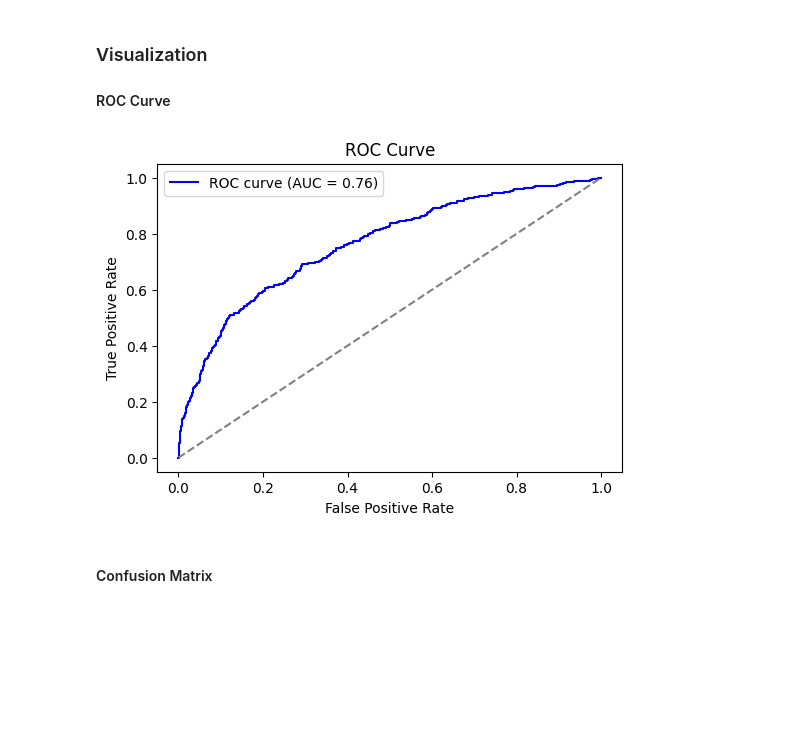
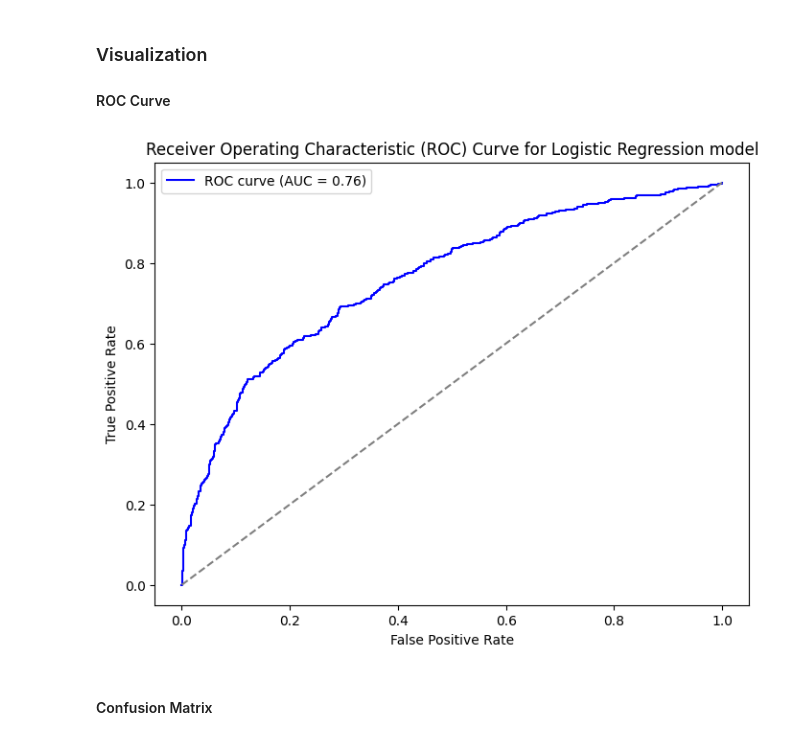
Before and after one commit to ghsaberr/customer-churn-prediction, a Jupyter notebook: customer-churn-prediction.ipynb, the cells around one changed output. Saved outputs shown, nothing was run; the diff lists cells and outputs as text; code cells hidden in the pictures; blank space fills up the shorter version.

```diff
--- a/customer-churn-prediction.ipynb
+++ b/customer-churn-prediction.ipynb
@@ -588,17 +588,17 @@ Matthews Correlation Coefficient: 0.3131
 # %%
 fpr, tpr, _ = roc_curve(y_test, y_pred_prob_lr)
 roc_auc = auc(fpr, tpr)
 
-plt.figure(figsize=(6,4))
+plt.figure(figsize=(8,6))
 plt.plot(fpr, tpr, label=f'ROC curve (AUC = {roc_auc:.2f})', color='blue')
-plt.plot([0, 1], [0, 1], linestyle='--', color='gray')  # خط مرجع
+plt.plot([0, 1], [0, 1], linestyle='--', color='gray')  # Baseline
 plt.xlabel("False Positive Rate")
 plt.ylabel("True Positive Rate")
-plt.title("ROC Curve")
+plt.title("Receiver Operating Characteristic (ROC) Curve for Logistic Regression model")
 plt.legend()
 plt.show()
 # %% [output]
-[figure, old version]
+[figure, new version]
 # %% [markdown]
 #### Confusion Matrix
 # %%
```
